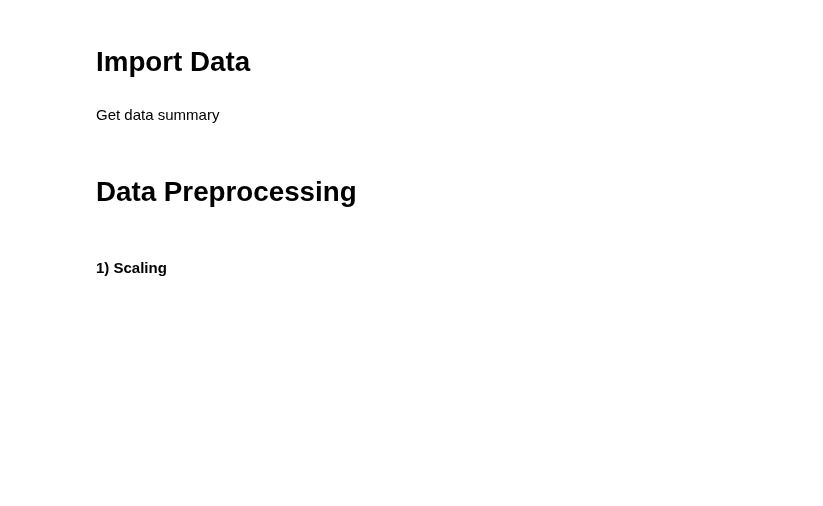
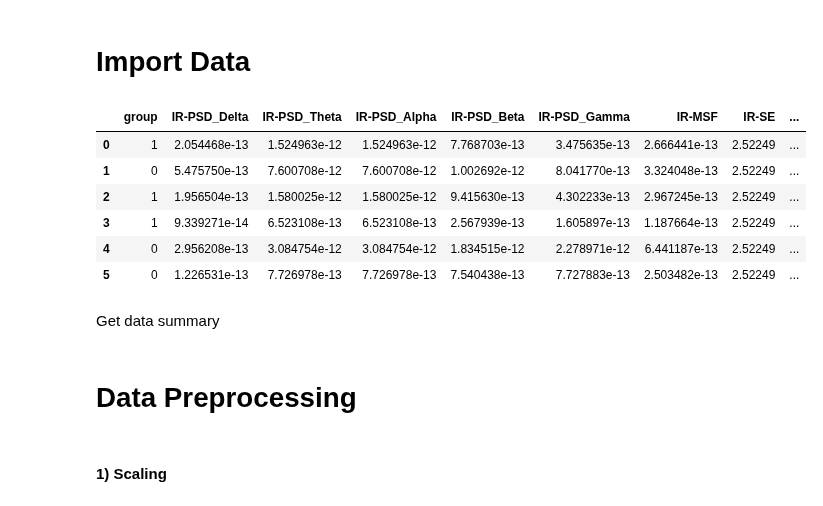
Before and after one commit to Sirabhop/Preclinical-AD-EEG-classification, a Jupyter notebook: Machine_Learning_Modeling.ipynb, the cells around one changed output. Saved outputs shown, nothing was run; the diff lists cells and outputs as text; code cells hidden in the pictures; blank space fills up the shorter version.

```diff
--- a/Machine_Learning_Modeling.ipynb
+++ b/Machine_Learning_Modeling.ipynb
@@ -85,6 +53,16 @@ Group = pd.DataFrame(data = {'group':(1,0,1,1,0,0)})
 #Combined data
 df_original = pd.concat([Group, EEG, FCSRT_o , MoCA_o] , axis = 1)
 df_original['group'] = df_original['group'].astype('category')
+# %%
+df_original
+# %% [output]
+|  | group | IR-PSD_Delta | IR-PSD_Theta | IR-PSD_Alpha | IR-PSD_Beta | IR-PSD_Gamma | IR-MSF | IR-SE | ... |
+| 0 | 1 | 2.054468e-13 | 1.524963e-12 | 1.524963e-12 | 7.768703e-13 | 3.475635e-13 | 2.666441e-13 | 2.52249 | ... |
+| 1 | 0 | 5.475750e-13 | 7.600708e-12 | 7.600708e-12 | 1.002692e-12 | 8.041770e-13 | 3.324048e-13 | 2.52249 | ... |
+| 2 | 1 | 1.956504e-13 | 1.580025e-12 | 1.580025e-12 | 9.415630e-13 | 4.302233e-13 | 2.967245e-13 | 2.52249 | ... |
+| 3 | 1 | 9.339271e-14 | 6.523108e-13 | 6.523108e-13 | 2.567939e-13 | 1.605897e-13 | 1.187664e-13 | 2.52249 | ... |
+| 4 | 0 | 2.956208e-13 | 3.084754e-12 | 3.084754e-12 | 1.834515e-12 | 2.278971e-12 | 6.441187e-13 | 2.52249 | ... |
+| 5 | 0 | 1.226531e-13 | 7.726978e-13 | 7.726978e-13 | 7.540438e-13 | 7.727883e-13 | 2.503482e-13 | 2.52249 | ... |
 # %% [markdown]
 Get data summary
 # %%
```
Also changed, not shown: parts of 15 cells of this notebook.
